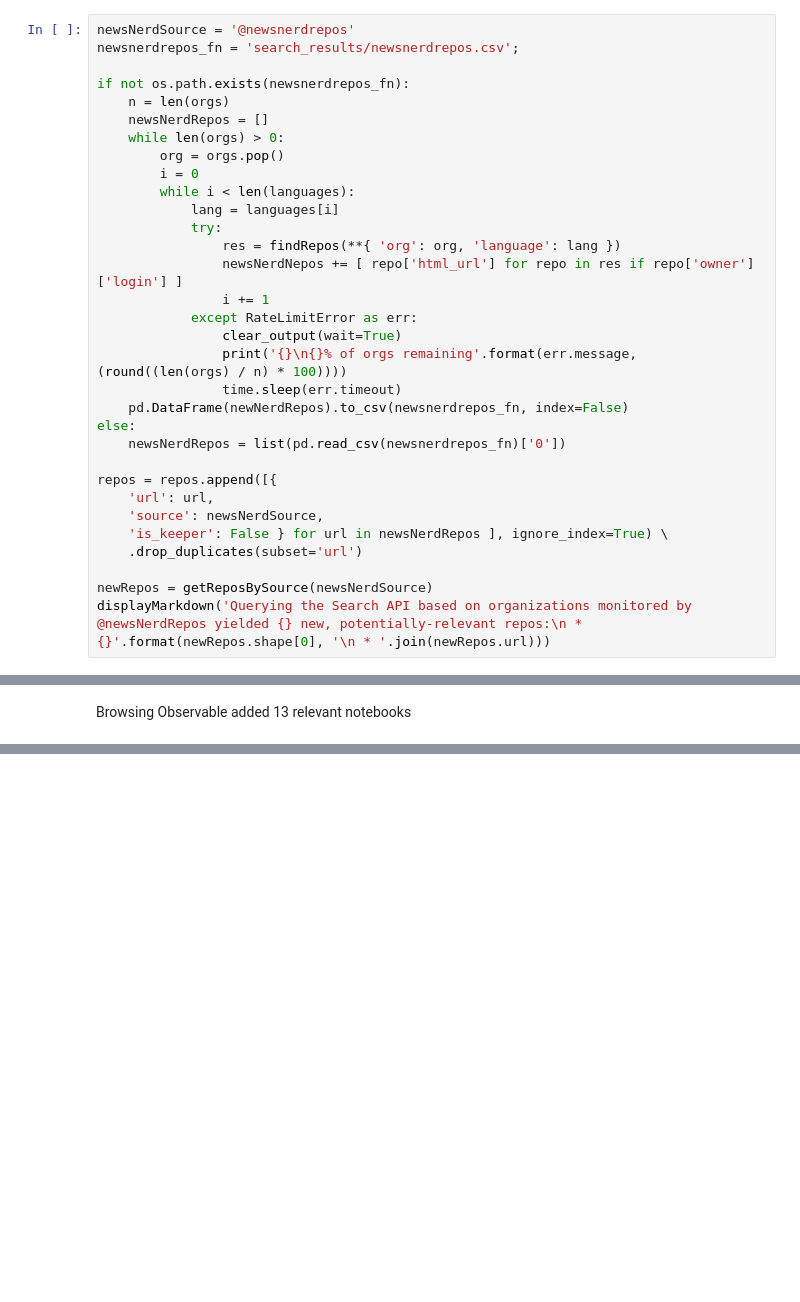
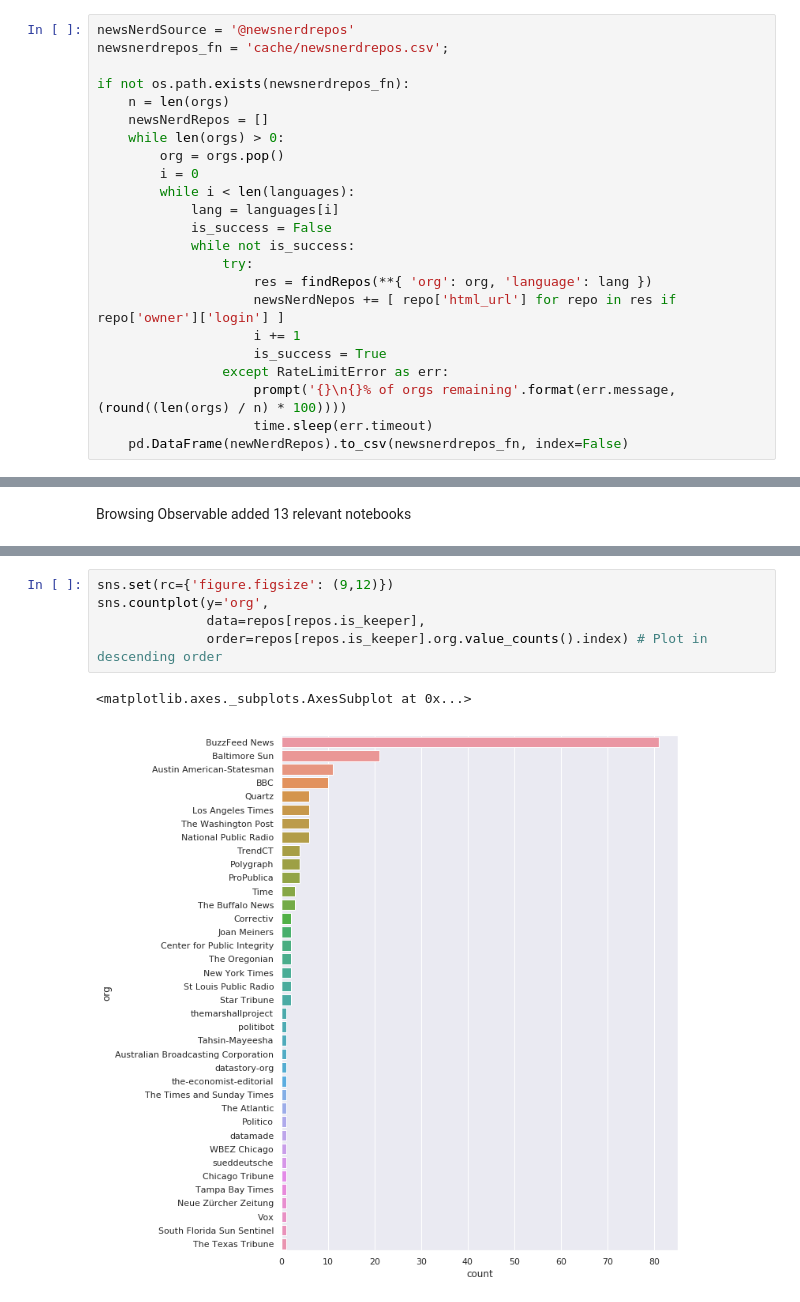
Before and after one commit to steve-kasica/table-scraps, a Jupyter notebook: notebooks-search.ipynb, the cells around one changed output, grey strips where cells are left out. Cells and saved outputs as stored; diff of their text form; blank space fills up the shorter version.

```diff
--- a/notebooks-search.ipynb
+++ b/notebooks-search.ipynb
@@ -333,7 +421,7 @@ https://github.com/wireservice
 The cell below searches earch organization listed above for repos with a primary language commonly used in computational notebooks: Jupyter Notebook, R, or HTML. Using unauthenticated requests, this process can take more than an hour to complete.
 # %%
 newsNerdSource = '@newsnerdrepos'
-newsnerdrepos_fn = 'search_results/newsnerdrepos.csv';
+newsnerdrepos_fn = 'cache/newsnerdrepos.csv';
 
 if not os.path.exists(newsnerdrepos_fn):
     n = len(orgs)
@@ -343,23 +431,14 @@ if not os.path.exists(newsnerdrepos_fn):
         i = 0
         while i < len(languages):
             lang = languages[i]
-            try:
-                res = findRepos(**{ 'org': org, 'language': lang })
-                newsNerdNepos += [ repo['html_url'] for repo in res if repo['owner']['login'] ]
-                i += 1
-            except RateLimitError as err:
-                clear_output(wait=True)
-                print('{}\n{}% of orgs remaining'.format(err.message, (round((len(orgs) / n) * 100))))
-                time.sleep(err.timeout)
+            is_success = False
+            while not is_success:
+                try:
+                    res = findRepos(**{ 'org': org, 'language': lang })
+                    newsNerdNepos += [ repo['html_url'] for repo in res if repo['owner']['login'] ]
+                    i += 1
+                    is_success = True
+                except RateLimitError as err:
+                    prompt('{}\n{}% of orgs remaining'.format(err.message, (round((len(orgs) / n) * 100))))
+                    time.sleep(err.timeout)
     pd.DataFrame(newNerdRepos).to_csv(newsnerdrepos_fn, index=False)
-else:
-    newsNerdRepos = list(pd.read_csv(newsnerdrepos_fn)['0'])
-
-repos = repos.append([{
-    'url': url,
-    'source': newsNerdSource,
-    'is_keeper': False } for url in newsNerdRepos ], ignore_index=True) \
-    .drop_duplicates(subset='url')
-
-newRepos = getReposBySource(newsNerdSource)
-displayMarkdown('Querying the Search API based on organizations monitored by @newsNerdRepos yielded {} new, potentially-relevant repos:\n * {}'.format(newRepos.shape[0], '\n * '.join(newRepos.url)))
@@ -623 +776,9 @@ Browsing Observable added 13 relevant notebooks
+# %%
+sns.set(rc={'figure.figsize': (9,12)})
+sns.countplot(y='org',
+              data=repos[repos.is_keeper],
+              order=repos[repos.is_keeper].org.value_counts().index) # Plot in descending order
+# %% [output]
+<matplotlib.axes._subplots.AxesSubplot at 0x...>
+[figure, added]
 # %% [markdown]
```
Also changed, not shown: parts of 29 cells of this notebook, 2 other files.
